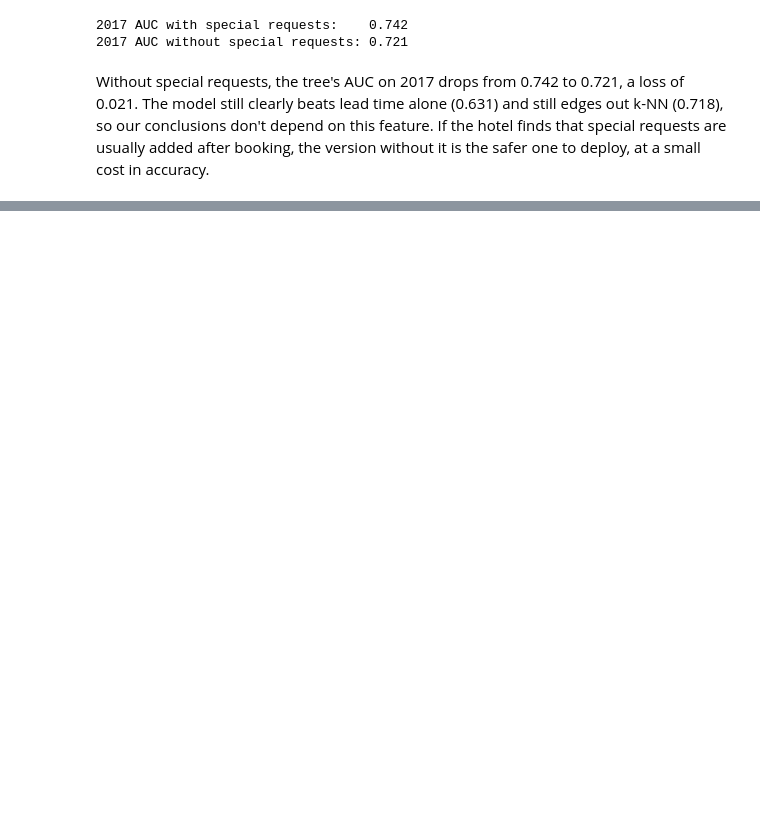
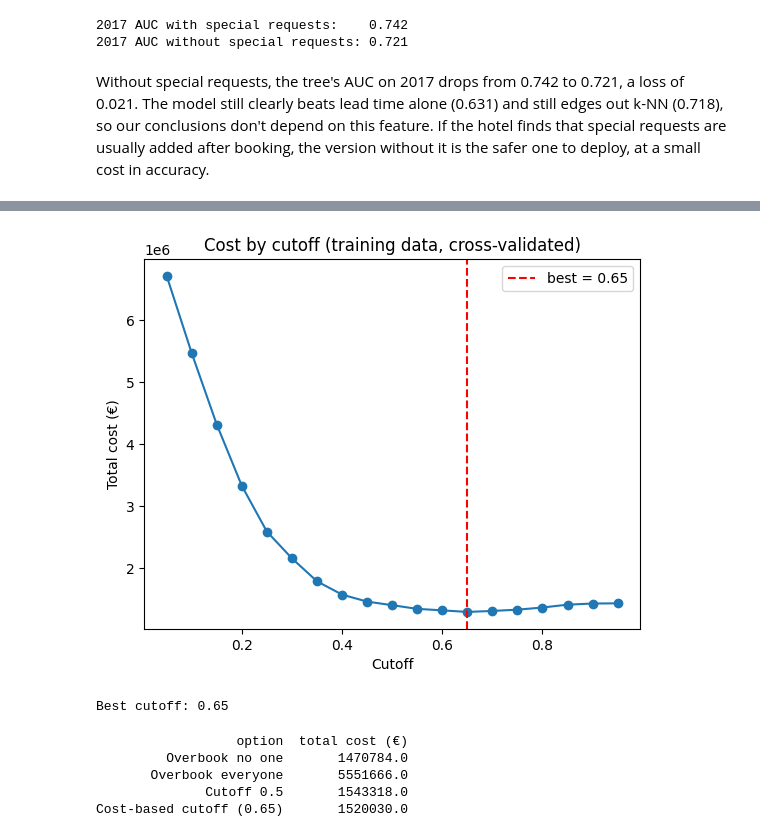
Before and after one commit to jberisso/BA305-A1---hotel-bookings, a Jupyter notebook: 02_predictive.ipynb, the cells around one changed output, grey strips where cells are left out. Saved outputs shown, nothing was run; the diff lists cells and outputs as text; code cells hidden in the pictures; blank space fills up the shorter version.

```diff
--- a/02_predictive.ipynb
+++ b/02_predictive.ipynb
@@ -509,0 +517,51 @@ Without special requests, the tree's AUC on 2017 drops from 0.742 to 0.721, a lo
+# %%
+# --- Justo Berisso: Part 7 cost-based cutoff (AI-assisted) ---
+from sklearn.model_selection import cross_val_predict
+
+empty_cost = 1.0   # missed cancellation: the room sits empty, 1 night's ADR lost
+walk_cost = 2.0    # overbooked guest who shows up: about 2x ADR to move them
+
+def total_cost(y, proba, adr, cutoff):
+    pred = proba >= cutoff
+    missed = (~pred) & (y == 1)
+    walked = pred & (y == 0)
+    return (missed * adr * empty_cost).sum() + (walked * adr * walk_cost).sum()
+
+# predicted chances for the training bookings, each from a model that never saw that booking
+train_proba = cross_val_predict(tree_best, X_train, y_train, cv=cv, method='predict_proba')[:, 1]
+
+cutoffs = np.arange(0.05, 0.96, 0.05)
+train_costs = [total_cost(y_train.values, train_proba, X_train['adr'].values, c) for c in cutoffs]
+best_cutoff = cutoffs[np.argmin(train_costs)]
+
+plt.plot(cutoffs, train_costs, marker='o')
+plt.axvline(best_cutoff, color='red', linestyle='--', label=f'best = {best_cutoff:.2f}')
+plt.xlabel('Cutoff')
+plt.ylabel('Total cost (€)')
+plt.title('Cost by cutoff (training data, cross-validated)')
+plt.legend()
+plt.show()
+print('Best cutoff:', round(best_cutoff, 2))
+# %% [output]
+[figure, added]
+Best cutoff: 0.65
+# %%
+# --- Justo Berisso: Part 7 cutoff checked on 2017 (AI-assisted) ---
+test_proba = tree_best.predict_proba(X_test)[:, 1]
+y, adr = y_test.values, X_test['adr'].values
+
+options = pd.DataFrame({
+    'option': ['Overbook no one', 'Overbook everyone', 'Cutoff 0.5', f'Cost-based cutoff ({best_cutoff:.2f})'],
+    'total cost (€)': [total_cost(y, test_proba, adr, 1.01),
+                       total_cost(y, test_proba, adr, 0.0),
+                       total_cost(y, test_proba, adr, 0.5),
+                       total_cost(y, test_proba, adr, best_cutoff)]
+})
+options['total cost (€)'] = options['total cost (€)'].round(0)
+print(options.to_string(index=False))
+# %% [output]
+                  option  total cost (€)
+         Overbook no one       1470784.0
+       Overbook everyone       5551666.0
+              Cutoff 0.5       1543318.0
+Cost-based cutoff (0.65)       1520030.0
```
Also changed, not shown: parts of 8 cells of this notebook.
